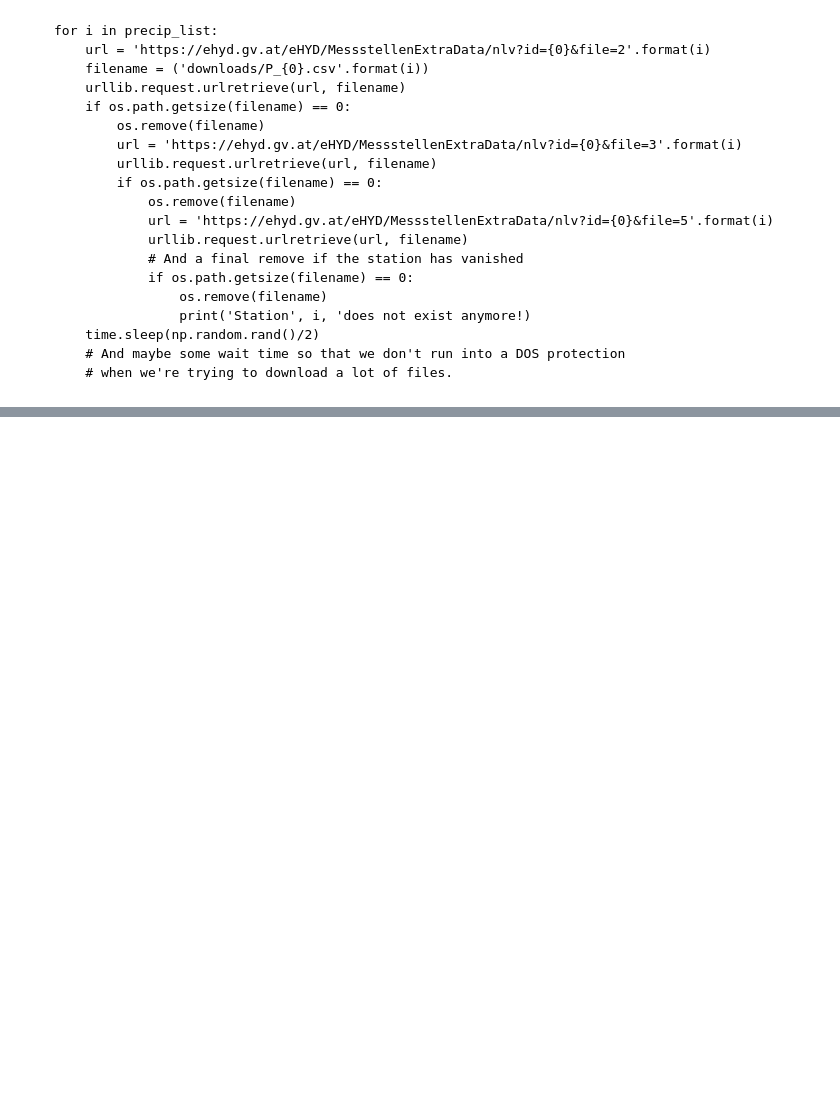
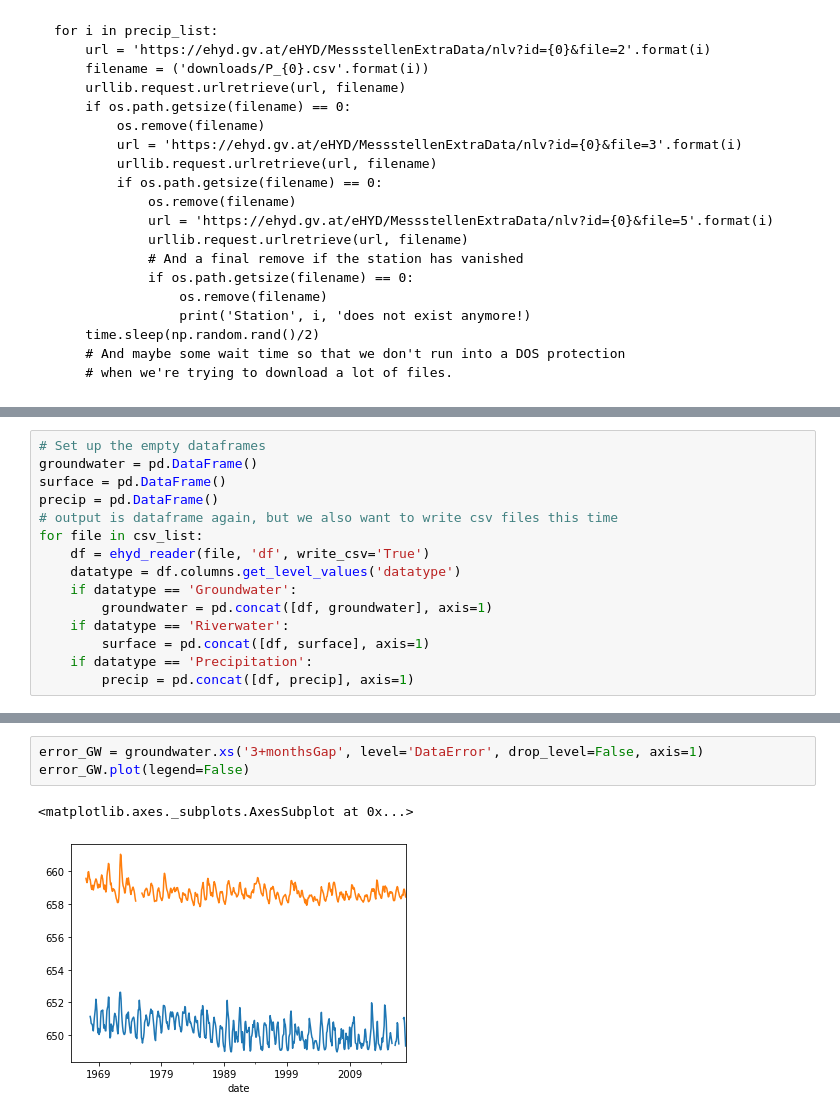
Before and after one commit to joha1/ehyd_reader, a Jupyter notebook: examples/example1.ipynb, the cells around one changed output, grey strips where cells are left out. Drawn from its saved outputs; the diff is of its cells as text; blank space fills up the shorter version.

```diff
--- a/examples/example1.ipynb
+++ b/examples/example1.ipynb
@@ -100,0 +279,15 @@ Now, assuming we deleted the missing station, either by hand or by modifying the
+# %%
+# Set up the empty dataframes
+groundwater = pd.DataFrame()
+surface = pd.DataFrame()
+precip = pd.DataFrame()
+# output is dataframe again, but we also want to write csv files this time
+for file in csv_list:
+    df = ehyd_reader(file, 'df', write_csv='True')
+    datatype = df.columns.get_level_values('datatype')
+    if datatype == 'Groundwater':
+        groundwater = pd.concat([df, groundwater], axis=1)
+    if datatype == 'Riverwater':
+        surface = pd.concat([df, surface], axis=1)
+    if datatype == 'Precipitation':
+        precip = pd.concat([df, precip], axis=1)
@@ -100,0 +317,6 @@ Now, assuming we deleted the missing station, either by hand or by modifying the
+# %%
+error_GW = groundwater.xs('3+monthsGap', level='DataError', drop_level=False, axis=1)
+error_GW.plot(legend=False)
+# %% [output]
+<matplotlib.axes._subplots.AxesSubplot at 0x...>
+[figure, added]
```
Also changed, not shown: parts of 34 cells of this notebook, 1 other file.
